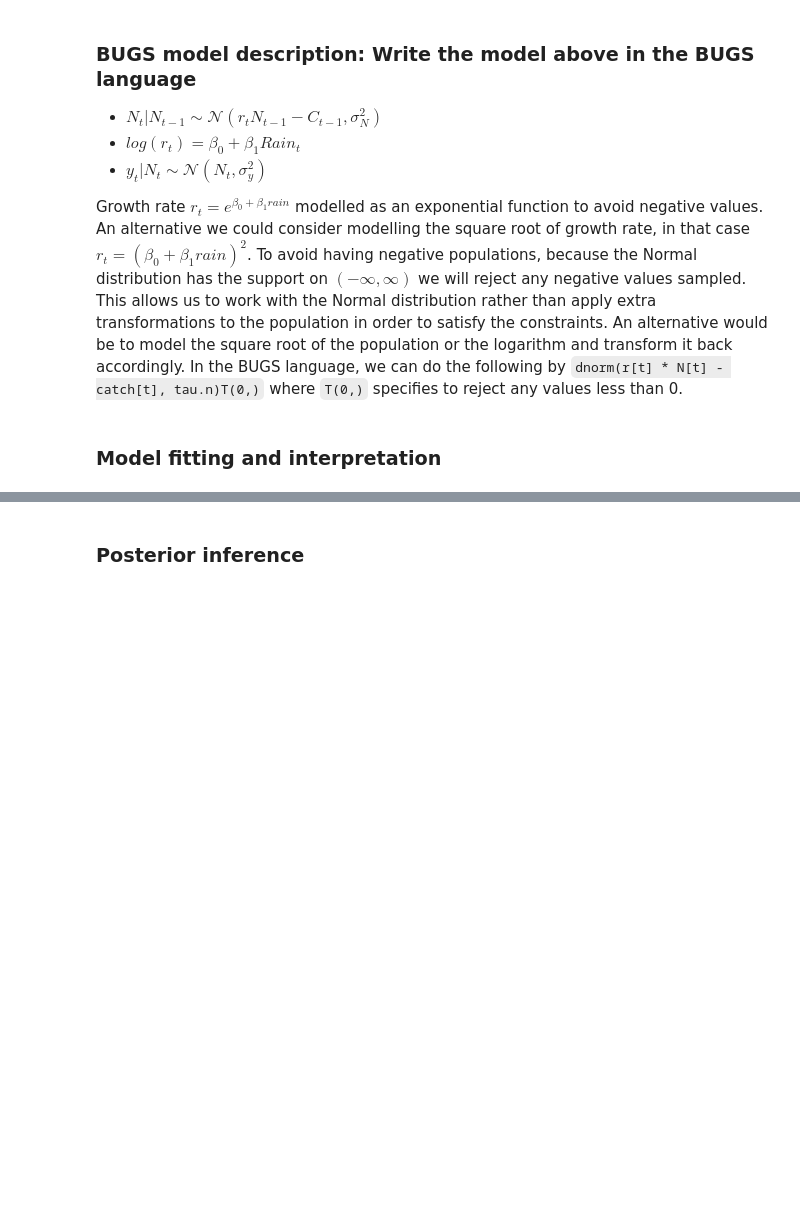
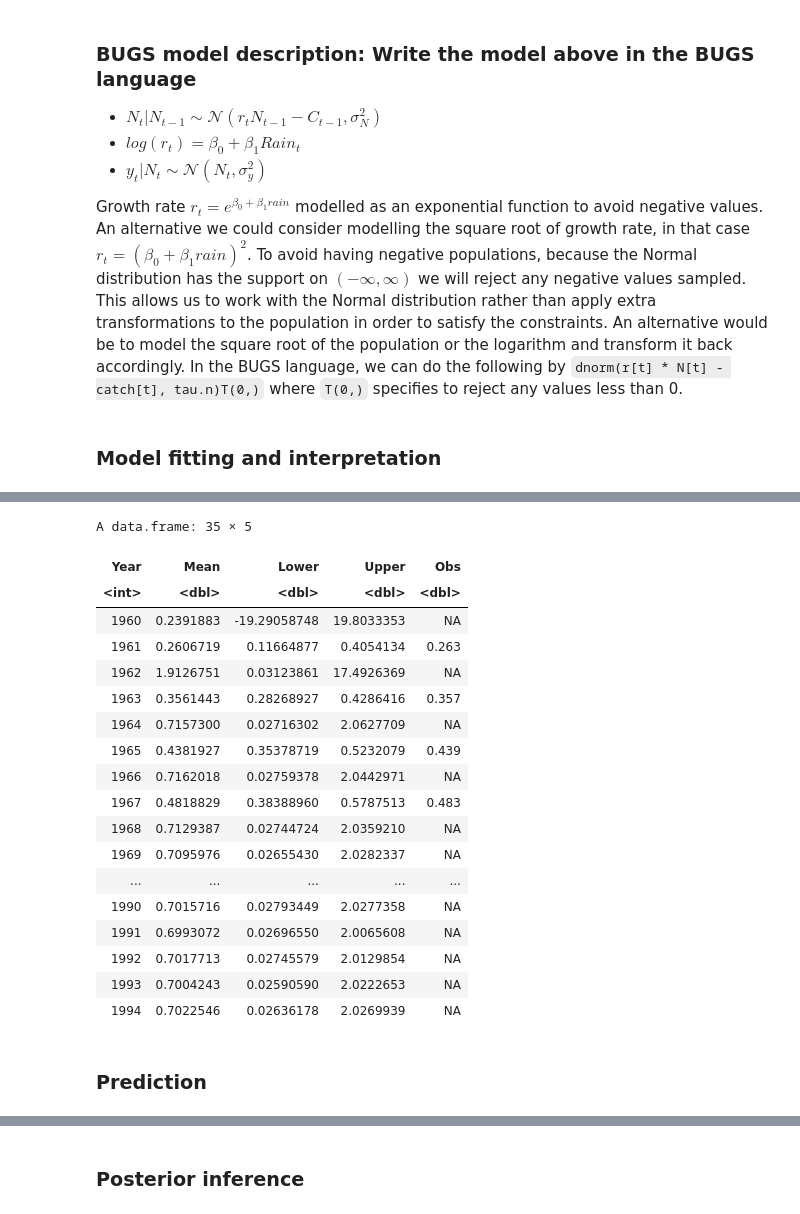
Before and after one commit to erikseulean/wildlife, a Jupyter notebook: Assignment2.ipynb, the cells around one changed output, grey strips where cells are left out. Cells and saved outputs as stored; diff of their text form; code cells hidden in the pictures; blank space fills up the shorter version.

```diff
--- a/Assignment2.ipynb
+++ b/Assignment2.ipynb
@@ -309,0 +264,24 @@ formatted_params = formattable(
+# %%
+projection_plot_df
+# %% [output]
+A data.frame: 35 × 5
+| Year | Mean | Lower | Upper | Obs |
+| <int> | <dbl> | <dbl> | <dbl> | <dbl> |
+| 1960 | 0.2391883 | -19.29058748 | 19.8033353 | NA |
+| 1961 | 0.2606719 | 0.11664877 | 0.4054134 | 0.263 |
+| 1962 | 1.9126751 | 0.03123861 | 17.4926369 | NA |
+| 1963 | 0.3561443 | 0.28268927 | 0.4286416 | 0.357 |
+| 1964 | 0.7157300 | 0.02716302 | 2.0627709 | NA |
+| 1965 | 0.4381927 | 0.35378719 | 0.5232079 | 0.439 |
+| 1966 | 0.7162018 | 0.02759378 | 2.0442971 | NA |
+| 1967 | 0.4818829 | 0.38388960 | 0.5787513 | 0.483 |
+| 1968 | 0.7129387 | 0.02744724 | 2.0359210 | NA |
+| 1969 | 0.7095976 | 0.02655430 | 2.0282337 | NA |
+| ... | ... | ... | ... | ... |
+| 1990 | 0.7015716 | 0.02793449 | 2.0277358 | NA |
+| 1991 | 0.6993072 | 0.02696550 | 2.0065608 | NA |
+| 1992 | 0.7017713 | 0.02745579 | 2.0129854 | NA |
+| 1993 | 0.7004243 | 0.02590590 | 2.0222653 | NA |
+| 1994 | 0.7022546 | 0.02636178 | 2.0269939 | NA |
+# %% [markdown]
+### Prediction
```
Also changed, not shown: parts of 37 cells of this notebook, 5 other files.
